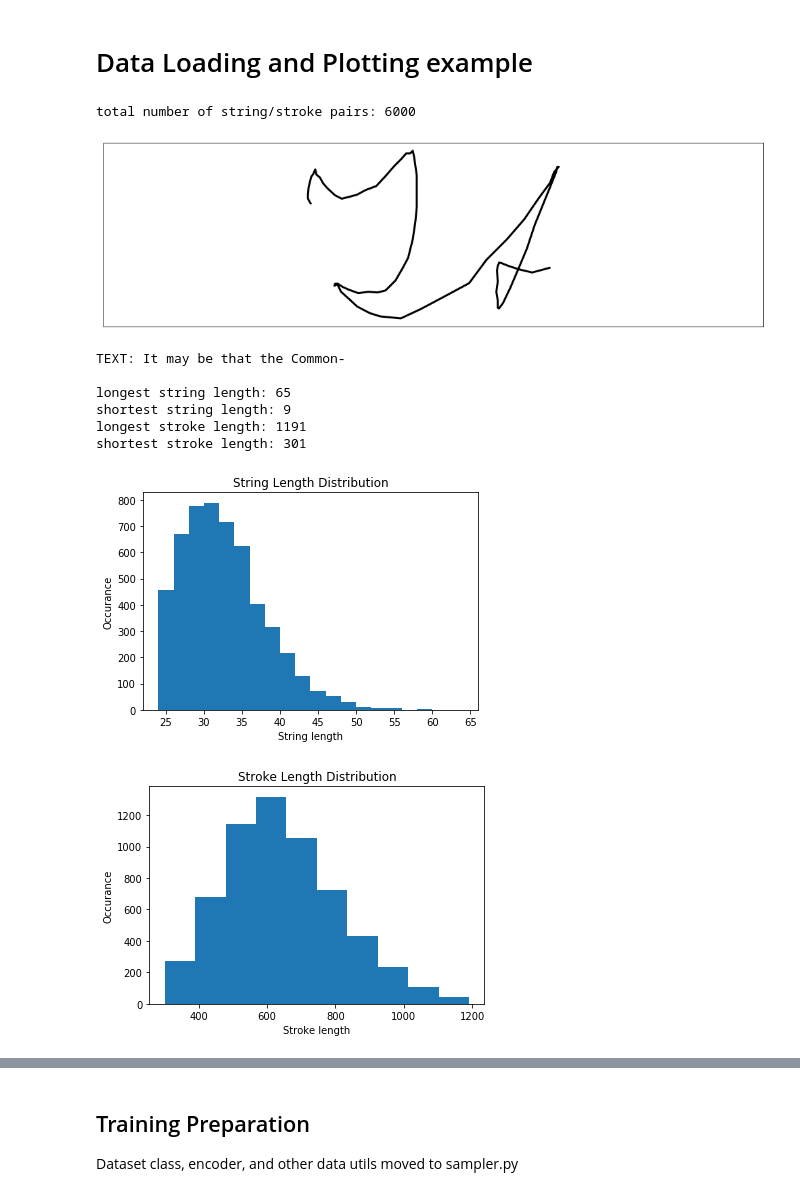
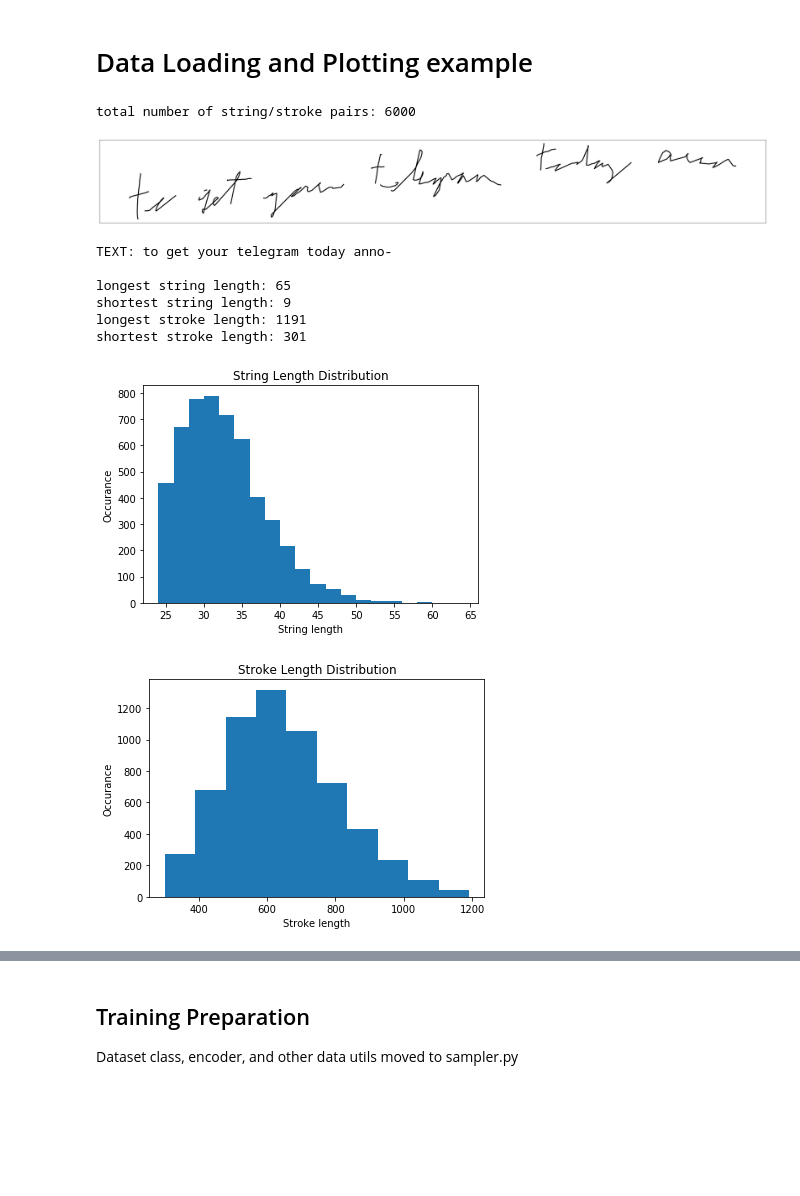
Before and after one commit to rockyyliang/handwrite, a Jupyter notebook: notebooks/prototyping.ipynb, the cells around one changed output, grey strips where cells are left out. Saved outputs shown, nothing was run; the diff lists cells and outputs as text; code cells hidden in the pictures; blank space fills up the shorter version.

```diff
--- a/notebooks/prototyping.ipynb
+++ b/notebooks/prototyping.ipynb
@@ -33,7 +33,7 @@ print('total number of string/stroke pairs: {}'.format(dp_count))
 idx = np.random.choice(dp_count)
 stroke = strokes[idx]
 text = texts[idx]
-plot_stroke(stroke[:150])
+plot_stroke(stroke)
 print('TEXT:', text)
 
 
@@ -70,36 +70,36 @@ for s in strokes:
             eos_count['False'] += 1
         else:
             eos_count['True'] += 1
 
 bar = plt.bar(eos_count.keys(), eos_count.values())
 title = plt.title('EOS vs. non EOS Occurance')
 plt.show()
 
 #aside from alphanumerics, what kinds of characters are we expecting?
 char_bank = ' abcdefghijkilmopqrstuvwxyzABCDEFGHIJKLMNOPQRSTUVWXYZ-!:,.\'\"'
 non_alphanumerics = {}
 for t in texts:
     for c in t:
         #loop through characters
         if not (c.isalpha() or c.isnumeric() or c==' ' or c=='\n'):
             if not (c in non_alphanumerics):
                 #new symbol, add to dictionary
                 non_alphanumerics[c] = 1
             else:
                 #increase count
                 non_alphanumerics[c] += 1
 bar = plt.bar(non_alphanumerics.keys(), non_alphanumerics.values())
 xlabel = plt.xlabel('Symbol')
 ylabel = plt.ylabel('Occurance')
-title = plt.title('Occurance of non alphanumerics')
+title = plt.title('Occurance of Non Alphanumerics')
 plt.show()
 
 for key, value in zip(non_alphanumerics.keys(), non_alphanumerics.values()):
     print(key, "occurance:", value)
 # %% [output]
 total number of string/stroke pairs: 6000
-[figure, old version]
+[figure, new version]
-TEXT: It may be that the Common-
+TEXT: to get your telegram today anno-
 
 longest string length: 65
 shortest string length: 9
```
Also changed, not shown: parts of 5 cells of this notebook, 6 other files.
